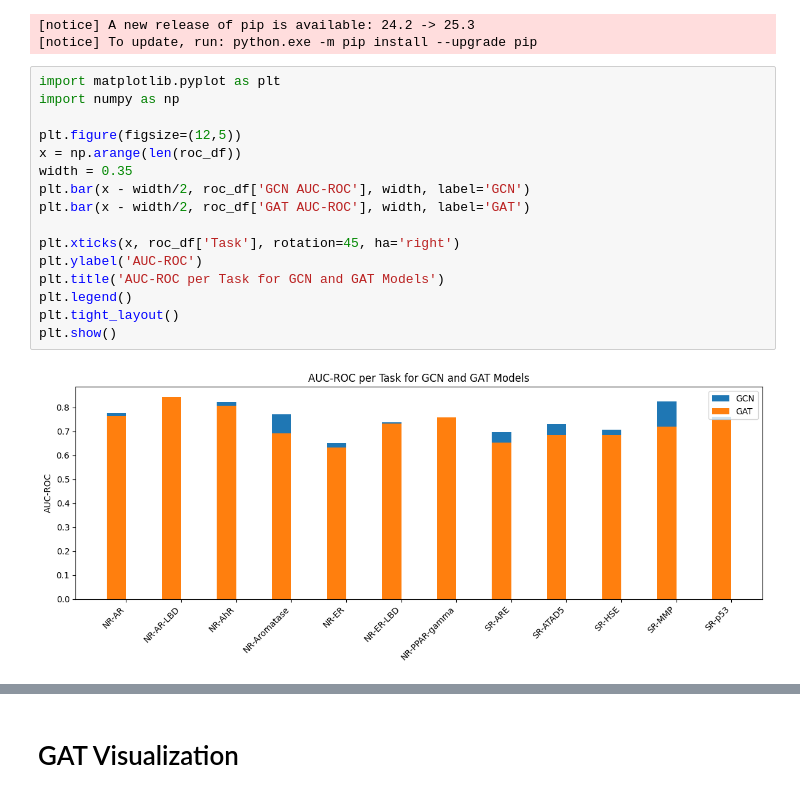
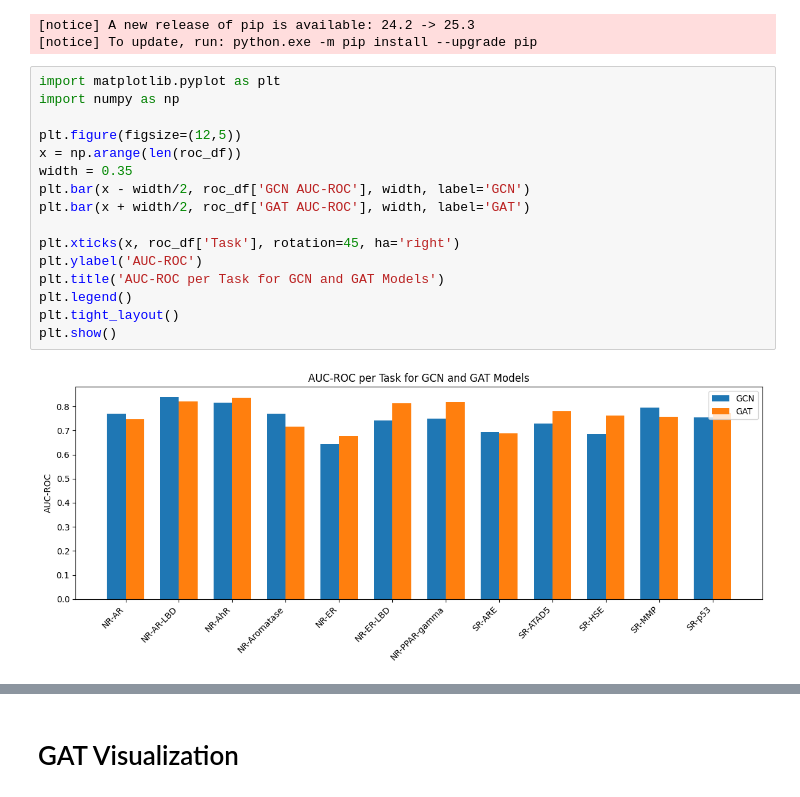
Before and after one commit to goIsaiah/ToxicityPredictor, a Jupyter notebook: ToxicityPredictor_GNNs.ipynb, the cells around one changed output, grey strips where cells are left out. Drawn from its saved outputs; the diff is of its cells as text.

```diff
--- a/ToxicityPredictor_GNNs.ipynb
+++ b/ToxicityPredictor_GNNs.ipynb
@@ -506,21 +506,21 @@ Note: you may need to restart the kernel to use updated packages.
 # %%
 import matplotlib.pyplot as plt
 import numpy as np
 
 plt.figure(figsize=(12,5))
 x = np.arange(len(roc_df))
 width = 0.35
 plt.bar(x - width/2, roc_df['GCN AUC-ROC'], width, label='GCN')
-plt.bar(x - width/2, roc_df['GAT AUC-ROC'], width, label='GAT')
+plt.bar(x + width/2, roc_df['GAT AUC-ROC'], width, label='GAT')
 
 plt.xticks(x, roc_df['Task'], rotation=45, ha='right')
 plt.ylabel('AUC-ROC')
 plt.title('AUC-ROC per Task for GCN and GAT Models')
 plt.legend()
 plt.tight_layout()
 plt.show()
 # %% [output]
-[figure, old version]
+[figure, new version]
 # %%
 mean_gcn = roc_df['GCN AUC-ROC'].mean()
 std_gcn = roc_df['GCN AUC-ROC'].std()
```
Also changed, not shown: parts of 18 cells of this notebook, 2 other files.
